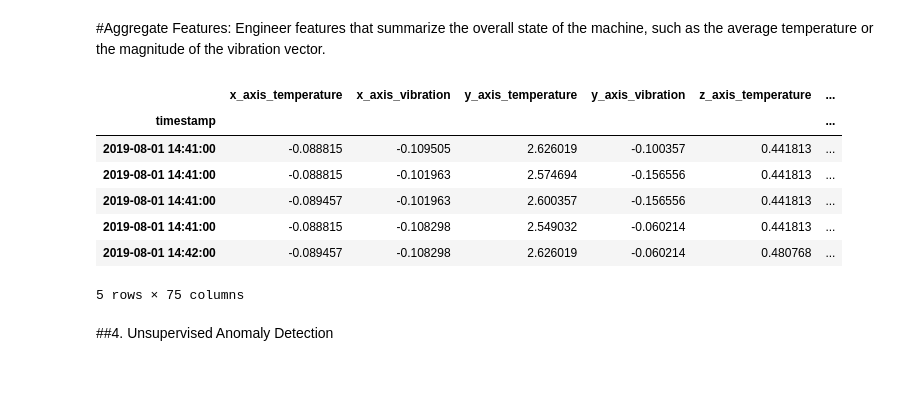
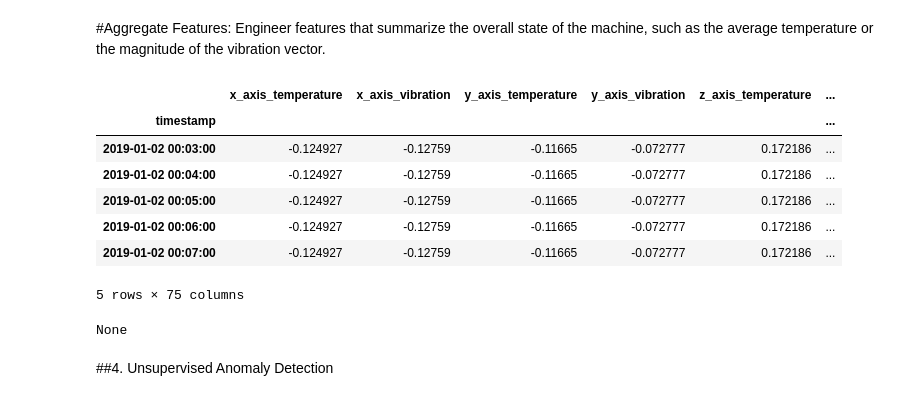
Before and after one commit to FurkiKARA/Predictive_Maintenance, a Jupyter notebook: Predictive_Maintenance_2.ipynb, the cells around one changed output. Saved outputs shown, nothing was run; the diff lists cells and outputs as text; code cells hidden in the pictures.

```diff
--- a/Predictive_Maintenance_2.ipynb
+++ b/Predictive_Maintenance_2.ipynb
@@ -157,12 +160,11 @@ def show_stats(df, cols, label):
     print(f"\n--- {label} ---")
     print(df[cols].describe(percentiles=[0.01,0.05,0.95,0.99]))
 
-sensor_cols = ["x_axis_temperature", "y_axis_temperature", "z_axis_temperature", "x_axis_vibration", "y_axis_vibration", "z_axis_vibration"]
 
-# Outlier yokken
+# Initial dataset
 show_stats(df, sensor_cols, "Whole data set")
 
-# Outlier'lar çıkarıldıktan sonra
+# After removing outliers
 clean_df = df[df["outlier"] == 1]
 show_stats(clean_df, sensor_cols, "After removing outliers")
 # %% [output]
@@ -402,5 +398,7 @@ z_axis_vibration: 15s (%15.43 değişimle)
 # %% [markdown]
 By looking at these results we can conclude that optimal choice would be to resample with 1 minute.
+# %%
+df = df_1m
 # %% [markdown]
 #Apply appropriate scaling to the sensor data. Research different scaling techniques (e.g., MinMaxScaler, StandardScaler) and determine which is most suitable for the models you plan to test.
 # %%
@@ -469,22 +467,17 @@ Now original df equals the scaled one.
 # %%
 def add_lag_features(df, cols, lags):
     """
-    Belirtilen kolonlara geçmiş adımları (lag) ekler.
+    DataFrame must have datetime index
+    cols: for which columns lag will be added
+    lags: How many steps will it be looked back
+    """
 
-    df: DataFrame (datetime index'li olmalı)
-    cols: hangi kolonlar için lag eklenecek
-    lags: [1, 2, 3] gibi, kaç adım geriye bakılacağı
-
-    """
     for col in cols:
         for lag in lags:
             df[f"{col}_lag{lag}"] = df[col].shift(lag)
     return df
 
 
-sensor_cols = ["x_axis_temperature", "y_axis_temperature", "z_axis_temperature",
-               "x_axis_vibration", "y_axis_vibration", "z_axis_vibration"]
-
 df = add_lag_features(df, sensor_cols, lags=[1, 2, 3])
-print(df.head())
+print(display(df.head()))
 # %% [output]
@@ -560,19 +545,20 @@ df  = add_rolling_features(df, 3, 3)
 # %%
 from sklearn.cluster import FeatureAgglomeration
 
 df['avg_temperature'] = df[['x_axis_temperature', 'y_axis_temperature', 'z_axis_temperature']].mean(axis=1)
-df['vibration_rms'] = np.sqrt((df['x_axis_vibration']**2 + df['y_axis_vibration']**2 + df['z_axis_vibration']**2) / 3) # 3 ortalam almak için kullanılıyor.
+df['vibration_rms'] = np.sqrt((df['x_axis_vibration']**2 + df['y_axis_vibration']**2 + df['z_axis_vibration']**2) / 3) # 3 ortalam almak için.
 df['temperature_range'] = abs(df[['x_axis_temperature', 'y_axis_temperature', 'z_axis_temperature']].max(axis=1) - df[['x_axis_temperature', 'y_axis_temperature', 'z_axis_temperature']].min(axis = 1))
-df.head()
+print(display(df.head()))
 # %% [output]
 |  | x_axis_temperature | x_axis_vibration | y_axis_temperature | y_axis_vibration | z_axis_temperature | ... |
 | timestamp |  |  |  |  |  | ... |
-| 2019-08-01 14:41:00 | -0.088815 | -0.109505 | 2.626019 | -0.100357 | 0.441813 | ... |
-| 2019-08-01 14:41:00 | -0.088815 | -0.101963 | 2.574694 | -0.156556 | 0.441813 | ... |
-| 2019-08-01 14:41:00 | -0.089457 | -0.101963 | 2.600357 | -0.156556 | 0.441813 | ... |
-| 2019-08-01 14:41:00 | -0.088815 | -0.108298 | 2.549032 | -0.060214 | 0.441813 | ... |
-| 2019-08-01 14:42:00 | -0.089457 | -0.108298 | 2.626019 | -0.060214 | 0.480768 | ... |
+| 2019-01-02 00:03:00 | -0.124927 | -0.12759 | -0.11665 | -0.072777 | 0.172186 | ... |
+| 2019-01-02 00:04:00 | -0.124927 | -0.12759 | -0.11665 | -0.072777 | 0.172186 | ... |
+| 2019-01-02 00:05:00 | -0.124927 | -0.12759 | -0.11665 | -0.072777 | 0.172186 | ... |
+| 2019-01-02 00:06:00 | -0.124927 | -0.12759 | -0.11665 | -0.072777 | 0.172186 | ... |
+| 2019-01-02 00:07:00 | -0.124927 | -0.12759 | -0.11665 | -0.072777 | 0.172186 | ... |
 5 rows × 75 columns
+None
 # %% [markdown]
 ##4. Unsupervised Anomaly Detection
 # %% [markdown]
```
Also changed, not shown: parts of 39 cells of this notebook.
